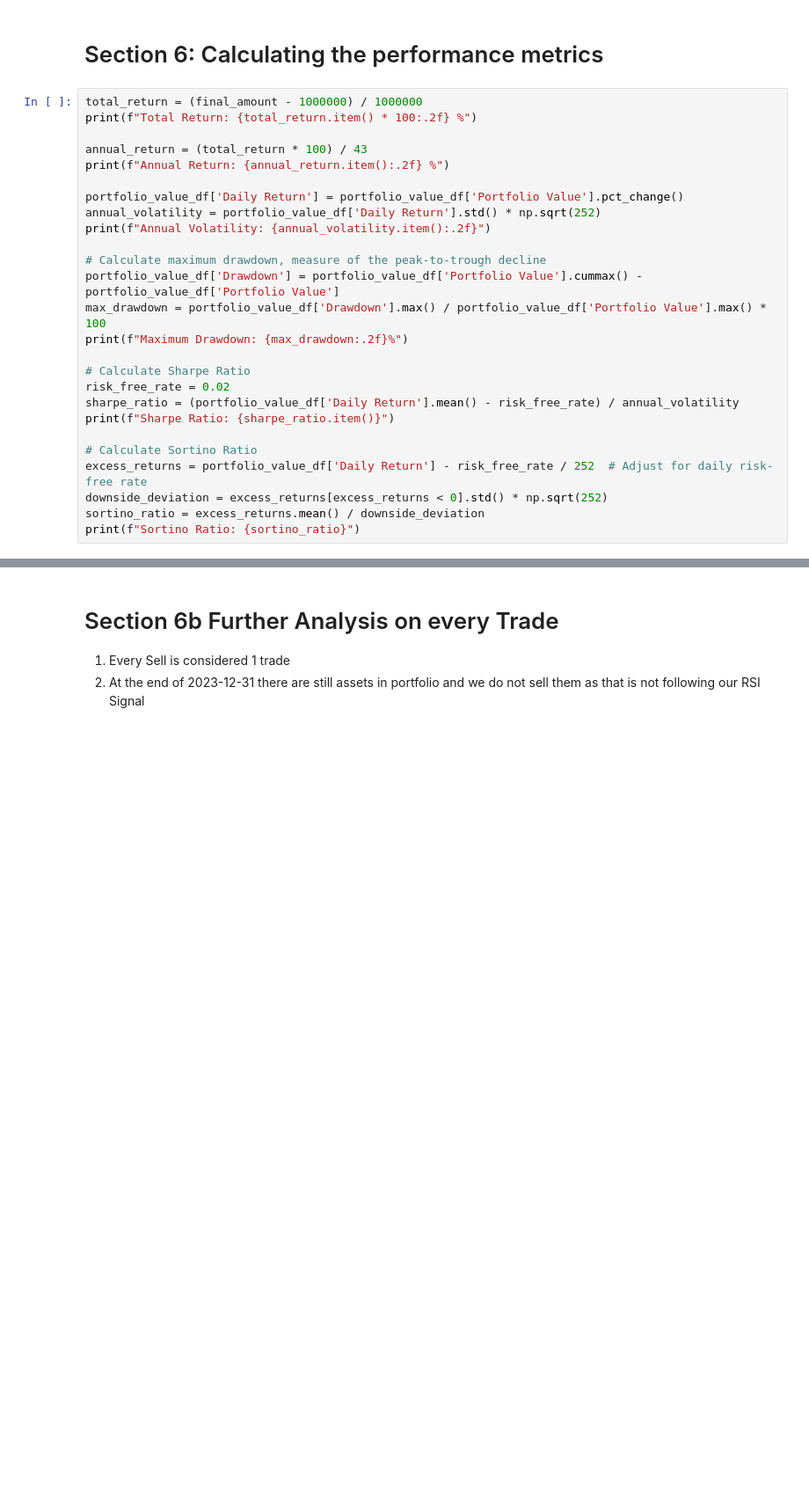
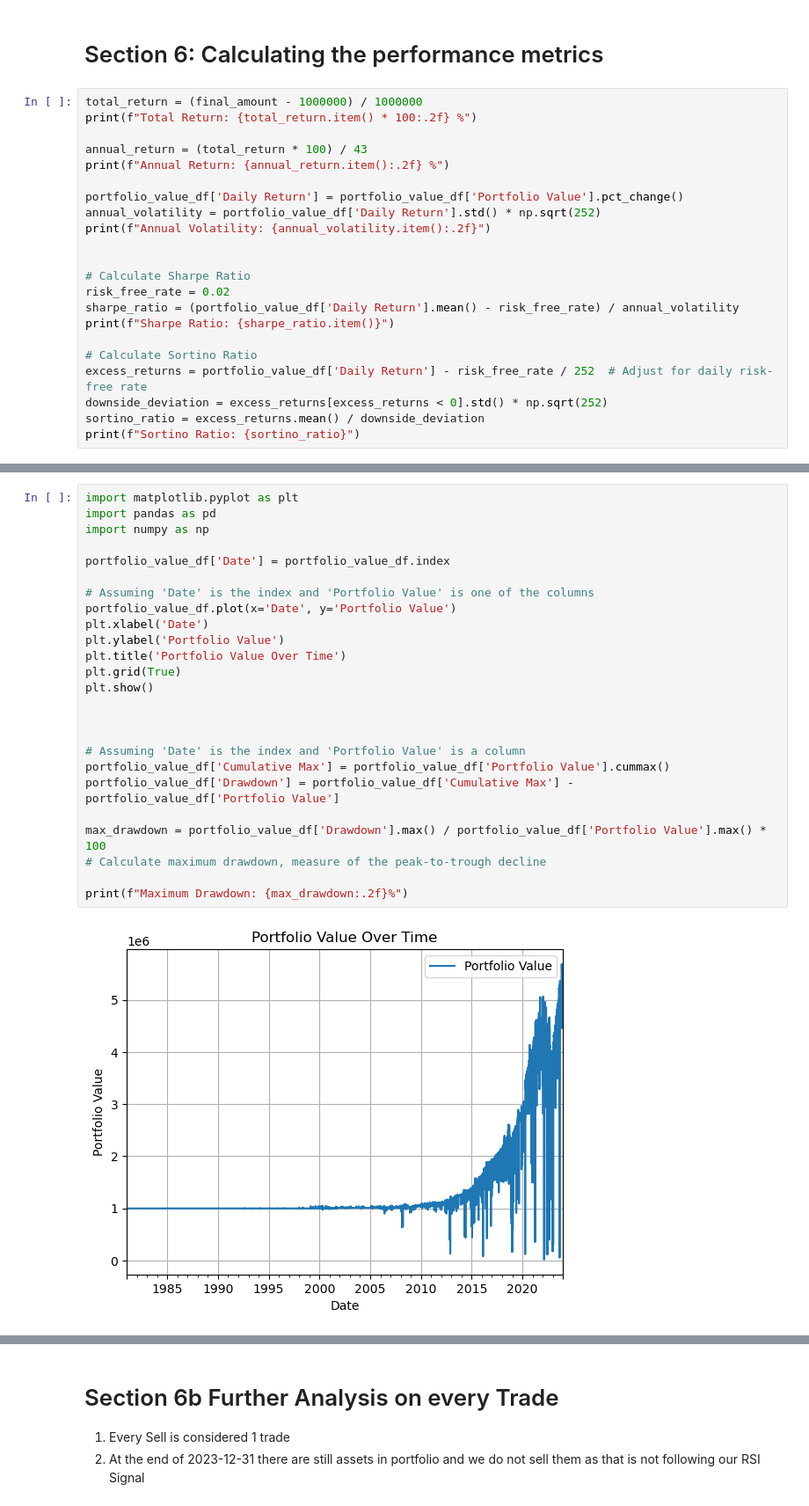
Before and after one commit to WillySeahh/mag7Backtest, a Jupyter notebook: mag7Backtest.ipynb, the cells around one changed output, grey strips where cells are left out. Shown at 88% size. Drawn from its saved outputs; the diff is of its cells as text; blank space fills up the shorter version.

```diff
--- a/mag7Backtest.ipynb
+++ b/mag7Backtest.ipynb
@@ -312,10 +312,6 @@ portfolio_value_df['Daily Return'] = portfolio_value_df['Portfolio Value'].pct_c
 annual_volatility = portfolio_value_df['Daily Return'].std() * np.sqrt(252)
 print(f"Annual Volatility: {annual_volatility.item():.2f}")
 
-# Calculate maximum drawdown, measure of the peak-to-trough decline
-portfolio_value_df['Drawdown'] = portfolio_value_df['Portfolio Value'].cummax() - portfolio_value_df['Portfolio Value']
-max_drawdown = portfolio_value_df['Drawdown'].max() / portfolio_value_df['Portfolio Value'].max() * 100
-print(f"Maximum Drawdown: {max_drawdown:.2f}%")
 
 # Calculate Sharpe Ratio
 risk_free_rate = 0.02
@@ -336,0 +332,27 @@ Sortino Ratio: 4.723530009740623
+# %%
+import matplotlib.pyplot as plt
+import pandas as pd
+import numpy as np
+
+portfolio_value_df['Date'] = portfolio_value_df.index
+
+# Assuming 'Date' is the index and 'Portfolio Value' is one of the columns
+portfolio_value_df.plot(x='Date', y='Portfolio Value')
+plt.xlabel('Date')
+plt.ylabel('Portfolio Value')
+plt.title('Portfolio Value Over Time')
+plt.grid(True)
+plt.show()
+
+
+
+# Assuming 'Date' is the index and 'Portfolio Value' is a column
+portfolio_value_df['Cumulative Max'] = portfolio_value_df['Portfolio Value'].cummax()
+portfolio_value_df['Drawdown'] = portfolio_value_df['Cumulative Max'] - portfolio_value_df['Portfolio Value']
+
+max_drawdown = portfolio_value_df['Drawdown'].max() / portfolio_value_df['Portfolio Value'].max() * 100
+# Calculate maximum drawdown, measure of the peak-to-trough decline
+
+print(f"Maximum Drawdown: {max_drawdown:.2f}%")
+# %% [output]
+[figure, added]
```
Also changed, not shown: parts of 5 cells of this notebook.
